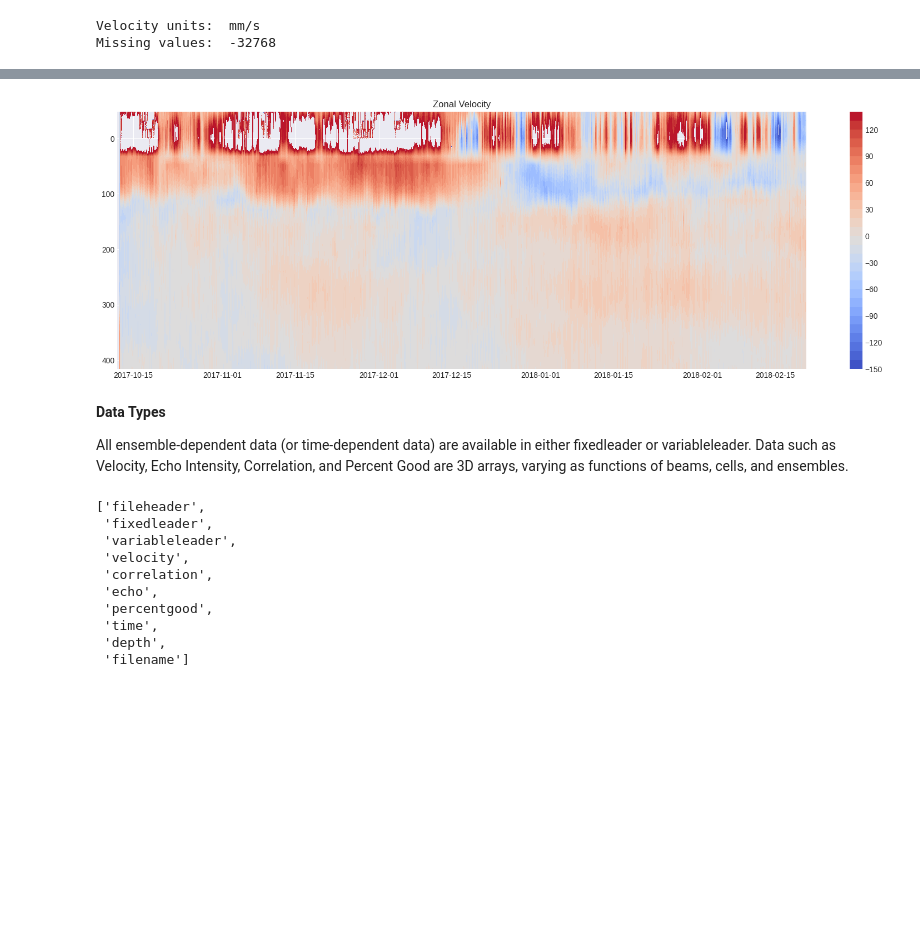
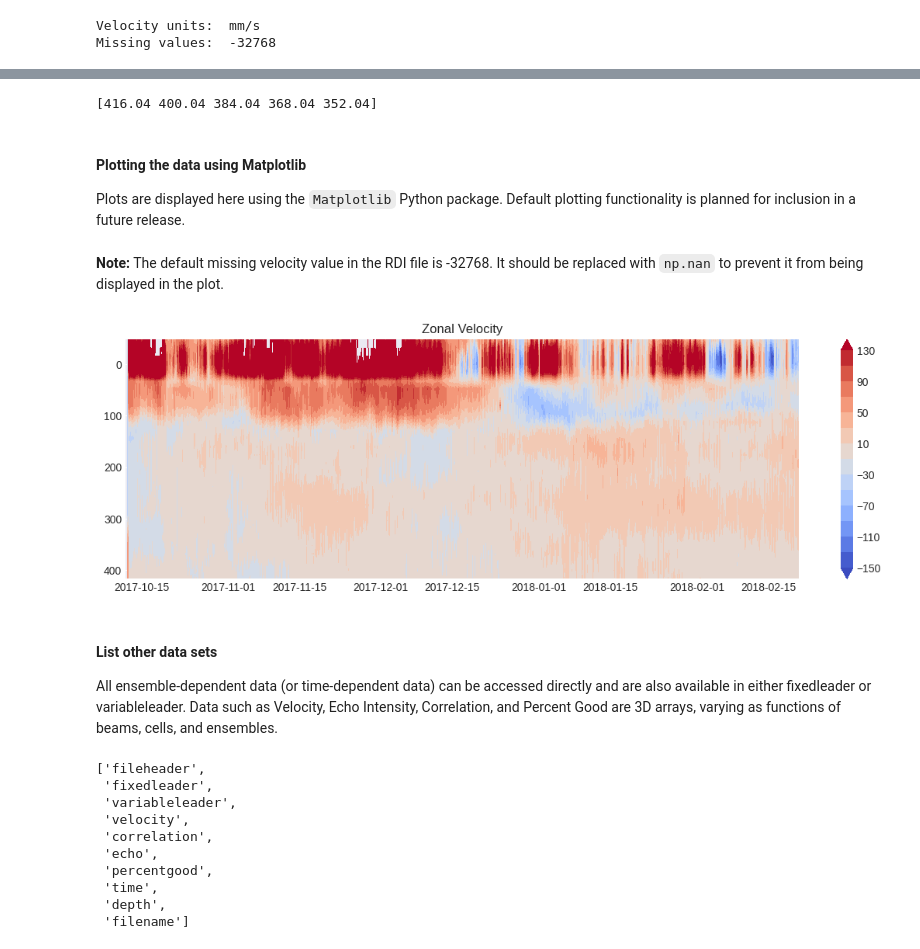
Before and after one commit to p-amol/pyadps, a Jupyter notebook: docs/source/example.ipynb, the cells around one changed output, grey strips where cells are left out. Cells and saved outputs as stored; diff of their text form; code cells hidden in the pictures; blank space fills up the shorter version.

```diff
--- a/docs/source/example.ipynb
+++ b/docs/source/example.ipynb
@@ -3,9 +3,10 @@
 
 Here we will demonstrate how to use `pyadps` in a Jupyter Notebook.
 # %%
-%matplotlib notebook
-from ipywidgets import *
+# Load important Python libraries.
 import numpy as np
 import pyadps
 import matplotlib.pyplot as plt
-# %matplotlib inline
+%matplotlib inline
+
+plt.rcParams['figure.figsize'] = [14, 4]
@@ -31,20 +46,39 @@ Missing values:  -32768
+# %%
+print(ds.depth[0:5])
+# %% [output]
+[416.04 400.04 384.04 368.04 352.04]
+# %% [markdown]
+#### **Plotting the data using Matplotlib**
+Plots are displayed here using the `Matplotlib` Python package. Default plotting functionality is planned for inclusion in a future release.
+# %%
+X, Y = np.meshgrid(ds.time, ds.depth)
+#  Build a plot function
+def fillplot(data, beam=0):
+    X, Y = np.meshgrid(ds.time, ds.depth)
+    levels = np.arange(-150, 150, 20)
+    cs = plt.contourf(X, Y, data[beam, :, :]/10,
+                  cmap ="coolwarm", levels=levels, extend="both")
+    ax = cs.axes
+    ax.invert_yaxis()
+    plt.title("Zonal Velocity")
+    plt.colorbar(cs)
+    plt.show()
+# %% [markdown]
+**Note:** The default missing velocity value in the RDI file is -32768. It should be replaced with `np.nan` to prevent it from being displayed in the plot.
 # %%
-X, Y = np.meshgrid(ds.time, ds.depth)
-levels = np.arange(-150, 150, 10)
-plt.figure(figsize = (20,6))
-cs = plt.contourf(X, Y, ds.velocity.data[0, :, :]/10,
-                  cmap ="coolwarm", levels=levels)
-ax = cs.axes
-ax.invert_yaxis()
-plt.title("Zonal Velocity")
-plt.colorbar(cs)
-plt.show()
+# Display Velocity data from Beam 1 (Zonal Velocity in Earth Co-ordinates)
+# Convert the missing value to N
+velocity = ds.velocity.data
+missing = int(ds.velocity.missing_value)
+velocity = np.where(velocity == missing, np.nan, velocity)
+
+fillplot(velocity)
 # %% [output]
-[figure, old version]
+[figure, new version]
 # %% [markdown]
-**Data Types**
+#### **List other data sets**
 
-All ensemble-dependent data (or time-dependent data) are available in either fixedleader or variableleader. Data such as Velocity, Echo Intensity, Correlation, and Percent Good are 3D arrays, varying as functions of beams, cells, and ensembles.
+All ensemble-dependent data (or time-dependent data) can be accessed directly and are also available in either fixedleader or variableleader. Data such as Velocity, Echo Intensity, Correlation, and Percent Good are 3D arrays, varying as functions of beams, cells, and ensembles.
 # %%
 # List of available data types, attributes and methods
 list(vars(ds).keys())[0:10]
```
Also changed, not shown: parts of 21 cells of this notebook.
